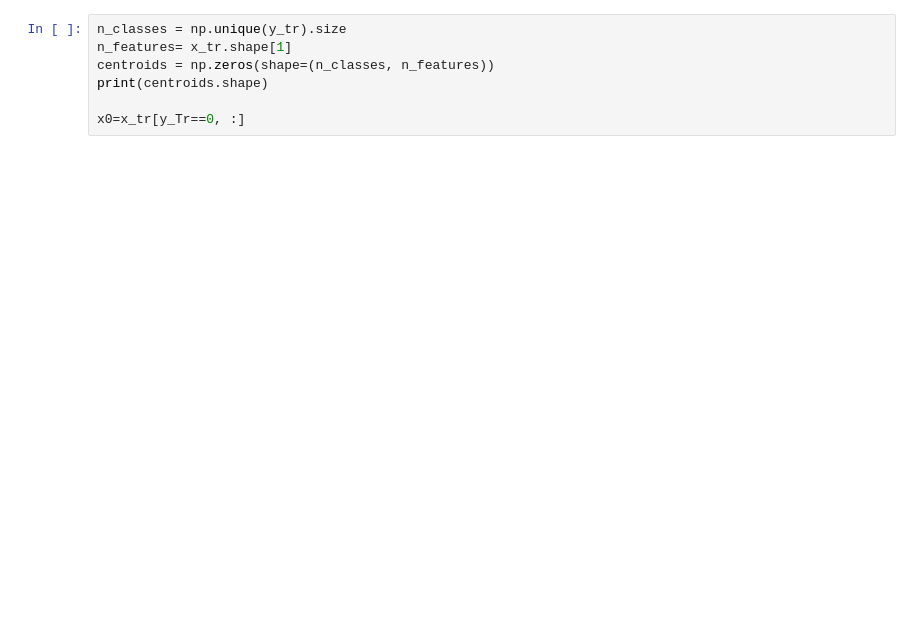
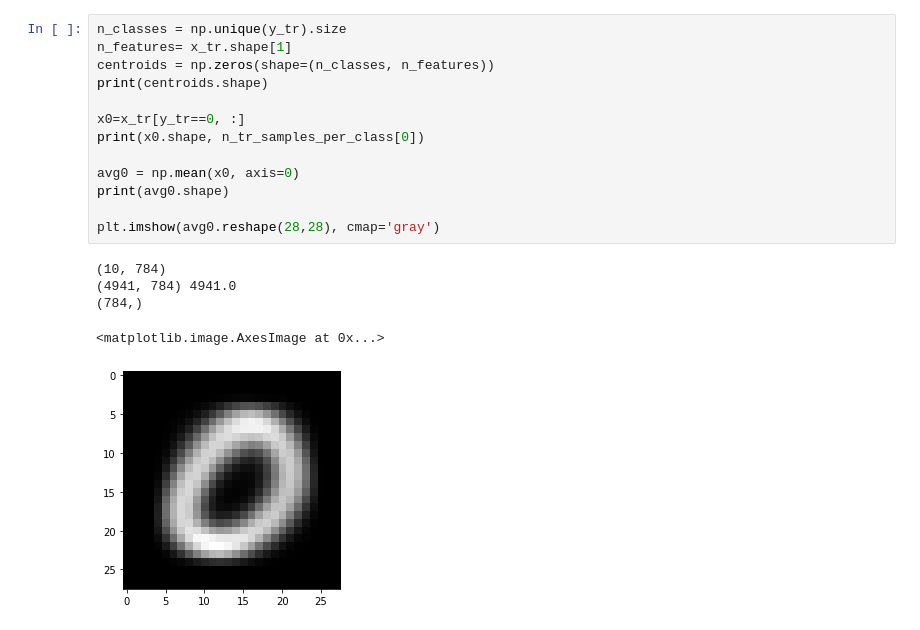
Before and after one commit to GiuliaOrgiana/UnicaIsdeTest, a Jupyter notebook: MNIST_example.ipynb, the cells around one changed output. Drawn from its saved outputs; the diff is of its cells as text; blank space fills up the shorter version.

```diff
--- a/MNIST_example.ipynb
+++ b/MNIST_example.ipynb
@@ -89,7 +115,19 @@ plt.bar(class_labels,n_ts_samples_per_class)
 # %%
 n_classes = np.unique(y_tr).size
 n_features= x_tr.shape[1]
 centroids = np.zeros(shape=(n_classes, n_features))
 print(centroids.shape)
 
-x0=x_tr[y_Tr==0, :]
+x0=x_tr[y_tr==0, :]
+print(x0.shape, n_tr_samples_per_class[0])
+
+avg0 = np.mean(x0, axis=0)
+print(avg0.shape)
+
+plt.imshow(avg0.reshape(28,28), cmap='gray')
+# %% [output]
+(10, 784)
+(4941, 784) 4941.0
+(784,)
+<matplotlib.image.AxesImage at 0x...>
+[figure, added]
```
Also changed, not shown: parts of 6 cells of this notebook.
